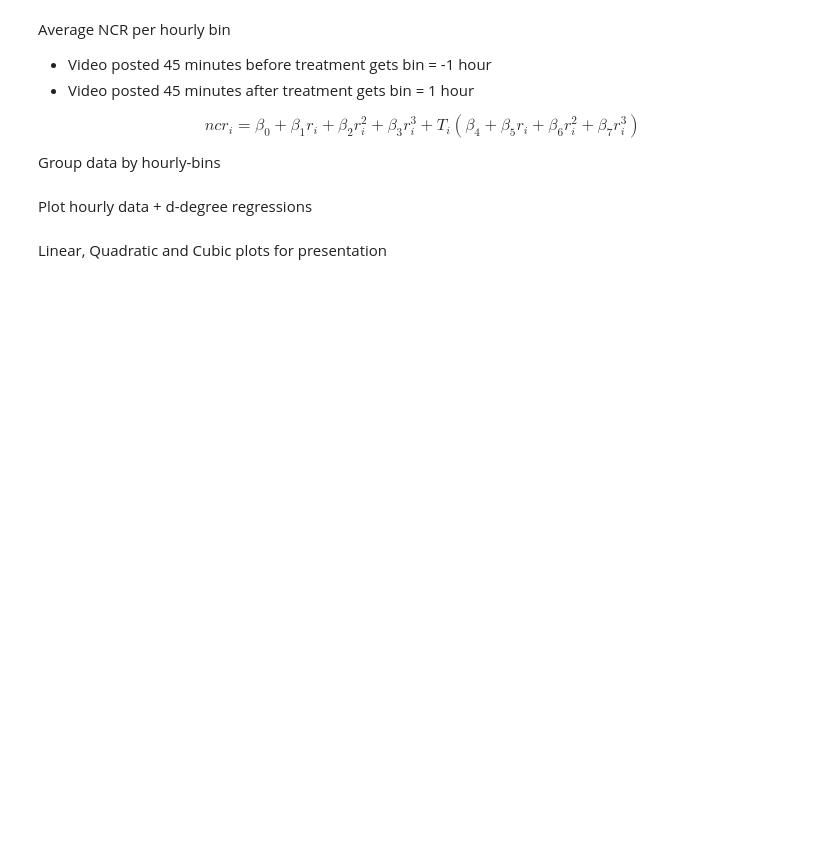
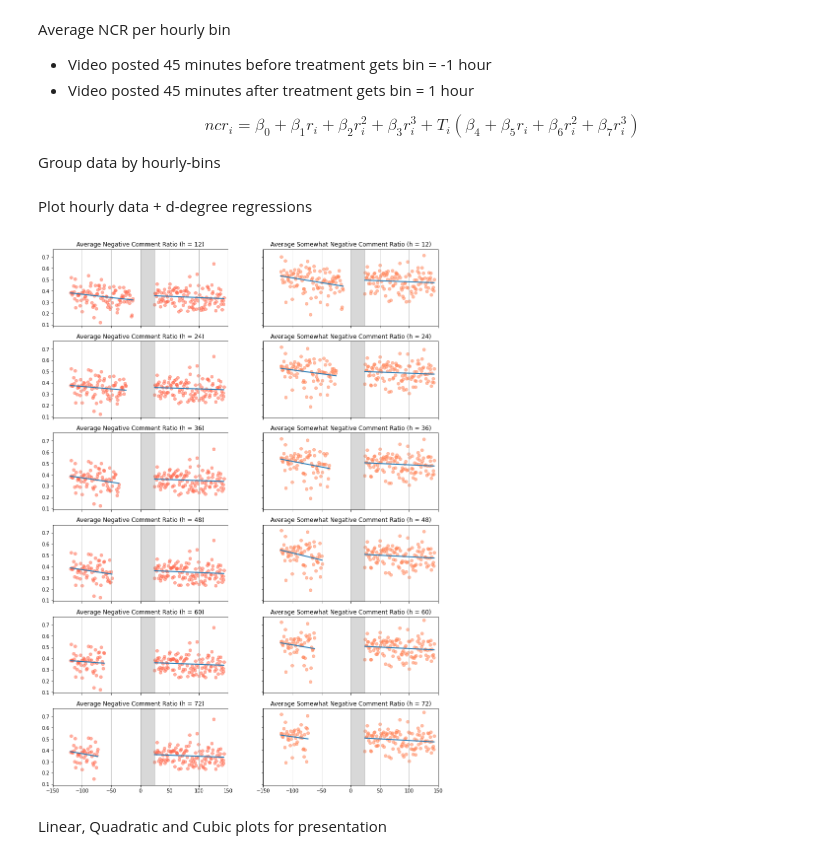
Before and after one commit to ArturoSbr/youtube-dislike-count, a Jupyter notebook: cod/02_analysis/01_analysis.ipynb, the cells around one changed output. Cells and saved outputs as stored; diff of their text form; code cells hidden in the pictures; blank space fills up the shorter version.

```diff
--- a/cod/02_analysis/01_analysis.ipynb
+++ b/cod/02_analysis/01_analysis.ipynb
@@ -315,33 +362,36 @@ Plot hourly data + d-degree regressions
 # %%
 # Initialize figure
 fig, axs = plt.subplots(nrows=6, ncols=2, sharex=True, sharey=True)
 fig.set_figheight(20)
 fig.set_figwidth(14)
 
 # Plot within each axis
 for i, ax in enumerate(axs.flatten()):
     # Fit regression
     m = sm.OLS(endog=t[t.columns[i]], exog=t[['const','r1','t','tr1']],
                missing='drop').fit()
     # ncr1 => tomato, ncr2 => coral
     color = 'tomato' if i % 2 == 0 else 'coral'
     # Scatter plot
     ax.scatter(t.index, t[t.columns[i]], alpha=0.5, color=color)
     # Plot regression
     ax.plot(m.fittedvalues[t['t'].eq(0)], lw=2, color='C0')
     ax.plot(m.fittedvalues[t['t'].eq(1)], lw=2, color='C0')
     # Banned time span
     ax.axvspan(xmin=0, xmax=24, color='gray', alpha=0.3)
     # Aesthetics
     title = 'Average Negative Comment Ratio' if i % 2 == 0 else 'Average Somewhat Negative Comment Ratio'
     h = cols[i][-2:]
     ax.set_title(f'{title} (h = {h})')
     ax.grid(which='major', axis='x')
     ax.set_xlim(-150, 150)
 
 # Export and show
-plt.savefig('../../fig/fig_poly1.png', dpi=300, bbox_inches='tight')
+if 'google.colab' not in sys.modules:
+    plt.savefig('../../fig/fig_poly1.png', dpi=300, bbox_inches='tight')
 plt.show()
+# %% [output]
+[figure, added]
 # %% [markdown]
 Linear, Quadratic and Cubic plots for presentation
 # %%
```
Also changed, not shown: parts of 13 cells of this notebook.
